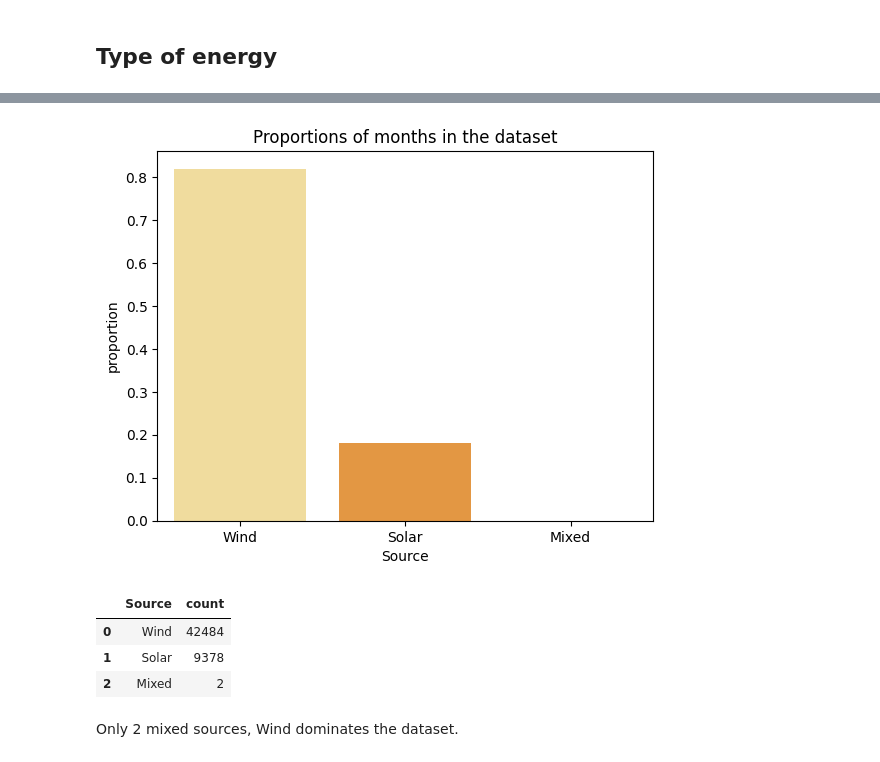
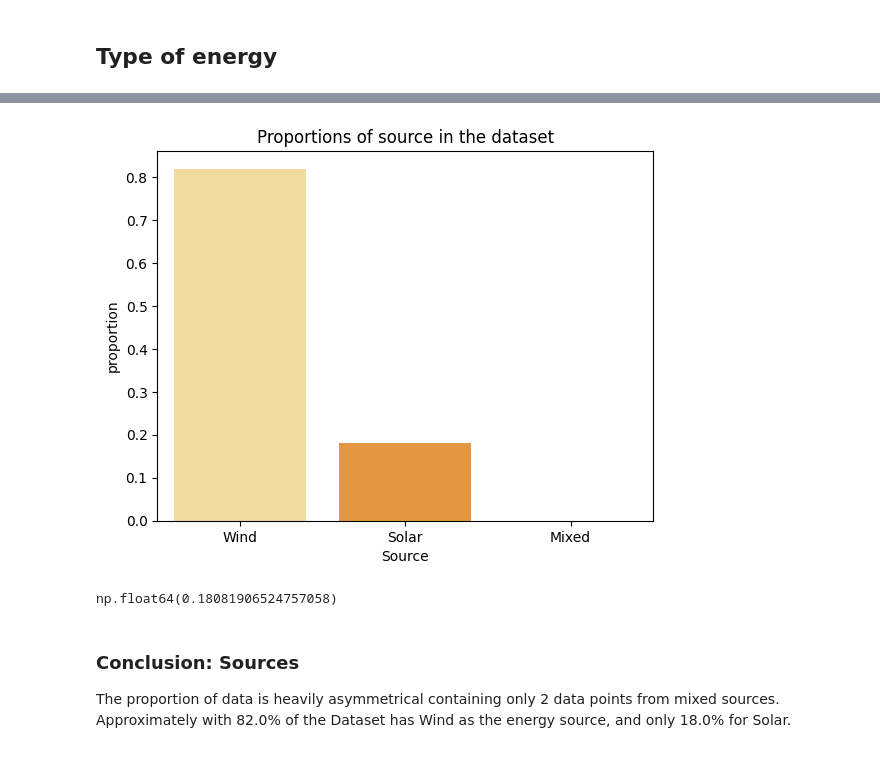
Before and after one commit to coffeedrunkpanda/project-2-eda-sql, a Jupyter notebook: eda-univariate.ipynb, the cells around one changed output, grey strips where cells are left out. Cells and saved outputs as stored; diff of their text form; code cells hidden in the pictures.

```diff
--- a/eda-univariate.ipynb
+++ b/eda-univariate.ipynb
@@ -401,8 +522,8 @@ plt.show()
 # %% [markdown]
 ## Type of energy
 # %%
-frequency_table = categorical_data.Source.value_counts().reset_index()
-proportions_table = categorical_data.Source.value_counts(normalize=True).reset_index()
+frequency_table = categorical_data.Source.value_counts()
+proportions_table = categorical_data.Source.value_counts(normalize=True)
 # %%
 import seaborn as sns
 import matplotlib.pyplot as plt
@@ -416,19 +537,34 @@ plt.show()
 # %%
 import seaborn as sns
 import matplotlib.pyplot as plt
 
 
-ax = sns.barplot(x="Source", y = "proportion", data=proportions_table, palette='YlOrBr', hue="Source")
-ax.set_title("Proportions of months in the dataset")
+ax = sns.barplot(x="Source", y = "proportion", data=proportions_table.reset_index(), palette='YlOrBr', hue="Source")
+ax.set_title("Proportions of source in the dataset")
 plt.show()
 # %% [output]
-[figure, old version]
+[figure, new version]
-# %%
-frequency_table
-# %% [output]
-|  | Source | count |
-| 0 | Wind | 42484 |
-| 1 | Solar | 9378 |
-| 2 | Mixed | 2 |
-# %% [markdown]
-Only 2 mixed sources, Wind dominates the dataset.
+# %%
+proportions_table.Solar
+# %% [output]
+np.float64(0.18081906524757058)
+# %%
+from IPython.display import Markdown
+
+
+report = f"""
+### Conclusion: Sources
+
+The proportion of data is heavily asymmetrical containing only 2 data points from
+mixed sources. Approximately with {round(proportions_table.Wind,2)*100}% of the Dataset has Wind as the
+energy source, and only {round(proportions_table.Solar,2)*100}% for Solar.
+
+"""
+display(Markdown(report))
+# %% [output]
+
+### Conclusion: Sources
+
+The proportion of data is heavily asymmetrical containing only 2 data points from
+mixed sources. Approximately with 82.0% of the Dataset has Wind as the
+energy source, and only 18.0% for Solar.
```
Also changed, not shown: parts of 9 cells of this notebook.
